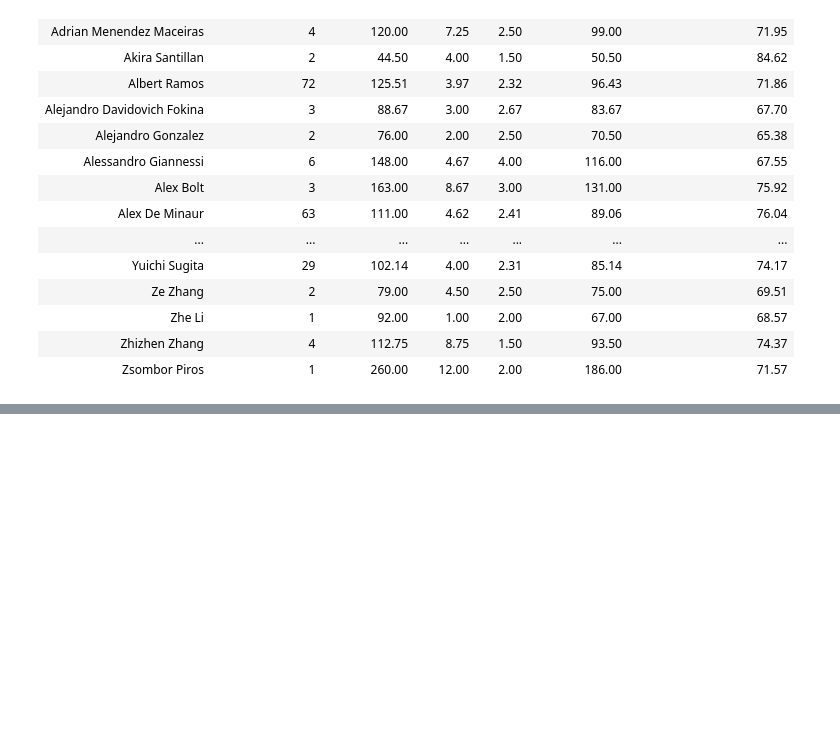
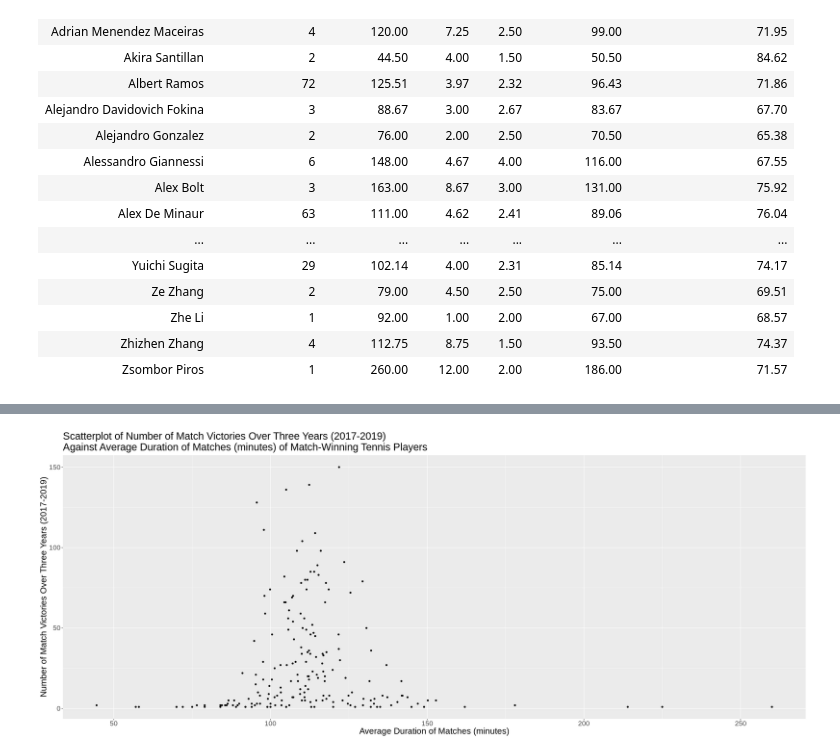
Before and after one commit to kimtanpalanca/dsci_group_15, a Jupyter notebook: group_project_vers2.ipynb, the cells around one changed output, grey strips where cells are left out. Cells and saved outputs as stored; diff of their text form; code cells hidden in the pictures; blank space fills up the shorter version.

```diff
--- a/group_project_vers2.ipynb
+++ b/group_project_vers2.ipynb
@@ -148,0 +158,12 @@ ERROR: Error in parse(text = x, srcfile = src): <text>:5:0: unexpected end of in
+# %%
+options(repr.plot.width = 25, repr.plot.height = 10)
+
+duration_scatterplot <- data_train%>%
+    ggplot(aes(x=avg_duration, y=number_of_wins))+
+    geom_point()+
+    theme (text = element_text (size = 20))+
+    labs(x="Average Duration of Matches (minutes)", y="Number of Match Victories Over Three Years (2017-2019)")+
+    ggtitle("Scatterplot of Number of Match Victories Over Three Years (2017-2019)\nAgainst Average Duration of Matches (minutes) of Match-Winning Tennis Players")
+duration_scatterplot
+# %% [output]
+[figure, added]
```
Also changed, not shown: parts of 7 cells of this notebook, 1 other file.
